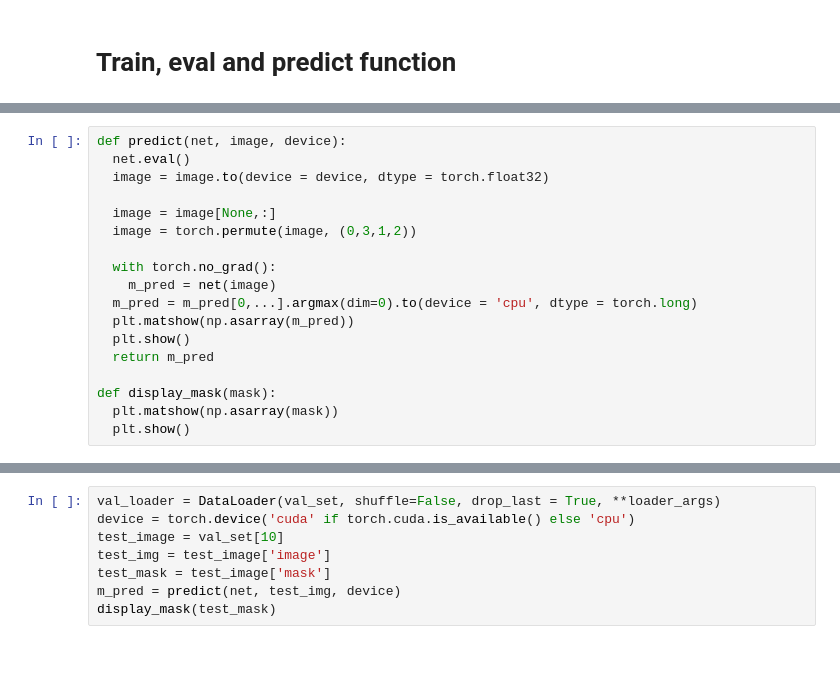
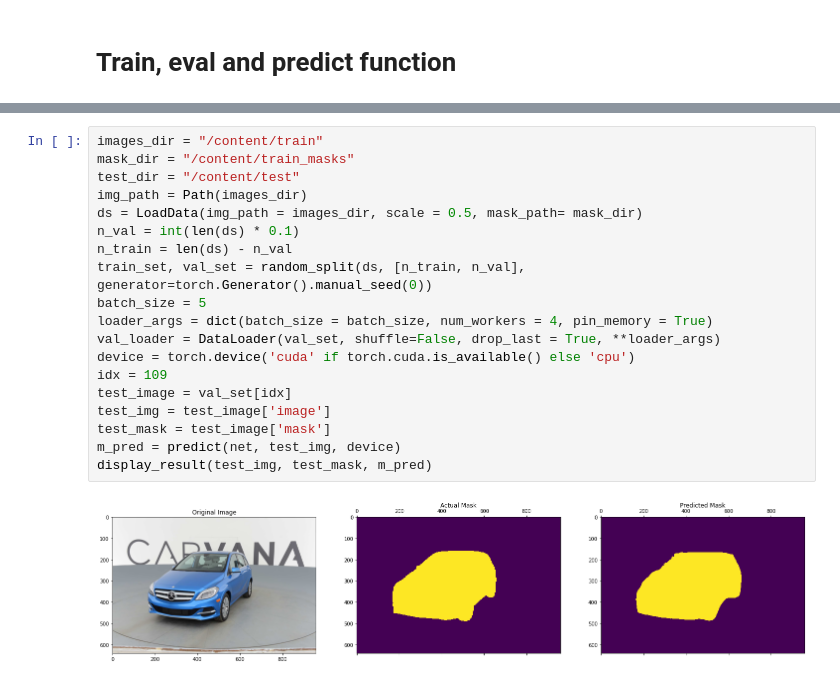
Before and after one commit to sangar-si/ImageSegmentation, a Jupyter notebook: Image_Segmentation.ipynb, the cells around one changed output, grey strips where cells are left out. Saved outputs shown, nothing was run; the diff lists cells and outputs as text; blank space fills up the shorter version.

Commit message:
Trained with scale 0.5 to 5 epochs

```diff
--- a/Image_Segmentation.ipynb
+++ b/Image_Segmentation.ipynb
@@ -290,21 +212,3 @@ def evaluate(net, data_loader, device):
-# %%
-def predict(net, image, device):
-  net.eval()
-  image = image.to(device = device, dtype = torch.float32)
-
-  image = image[None,:]
-  image = torch.permute(image, (0,3,1,2))
-
-  with torch.no_grad():
-    m_pred = net(image)
-  m_pred = m_pred[0,...].argmax(dim=0).to(device = 'cpu', dtype = torch.long)
-  plt.matshow(np.asarray(m_pred))
-  plt.show()
-  return m_pred
-
-def display_mask(mask):
-  plt.matshow(np.asarray(mask))
-  plt.show()
 # %%
 net = UNet(num_class=2)
 device = torch.device('cuda' if torch.cuda.is_available() else 'cpu')
@@ -316,8 +336,21 @@ train(net=net, epochs = 3, batch_size = 5, lr = 0.00001, device = device, scale
 # %%
+images_dir = "/content/train"
+mask_dir = "/content/train_masks"
+test_dir = "/content/test"
+img_path = Path(images_dir)
+ds = LoadData(img_path = images_dir, scale = 0.5, mask_path= mask_dir)
+n_val = int(len(ds) * 0.1)
+n_train = len(ds) - n_val
+train_set, val_set = random_split(ds, [n_train, n_val], generator=torch.Generator().manual_seed(0))
+batch_size = 5
+loader_args = dict(batch_size = batch_size, num_workers = 4, pin_memory = True)
 val_loader = DataLoader(val_set, shuffle=False, drop_last = True, **loader_args)
 device = torch.device('cuda' if torch.cuda.is_available() else 'cpu')
-test_image = val_set[10]
+idx = 109
+test_image = val_set[idx]
 test_img = test_image['image']
 test_mask = test_image['mask']
 m_pred = predict(net, test_img, device)
-display_mask(test_mask)
+display_result(test_img, test_mask, m_pred)
+# %% [output]
+[figure, added]
```
Also changed, not shown: parts of 7 cells of this notebook.
